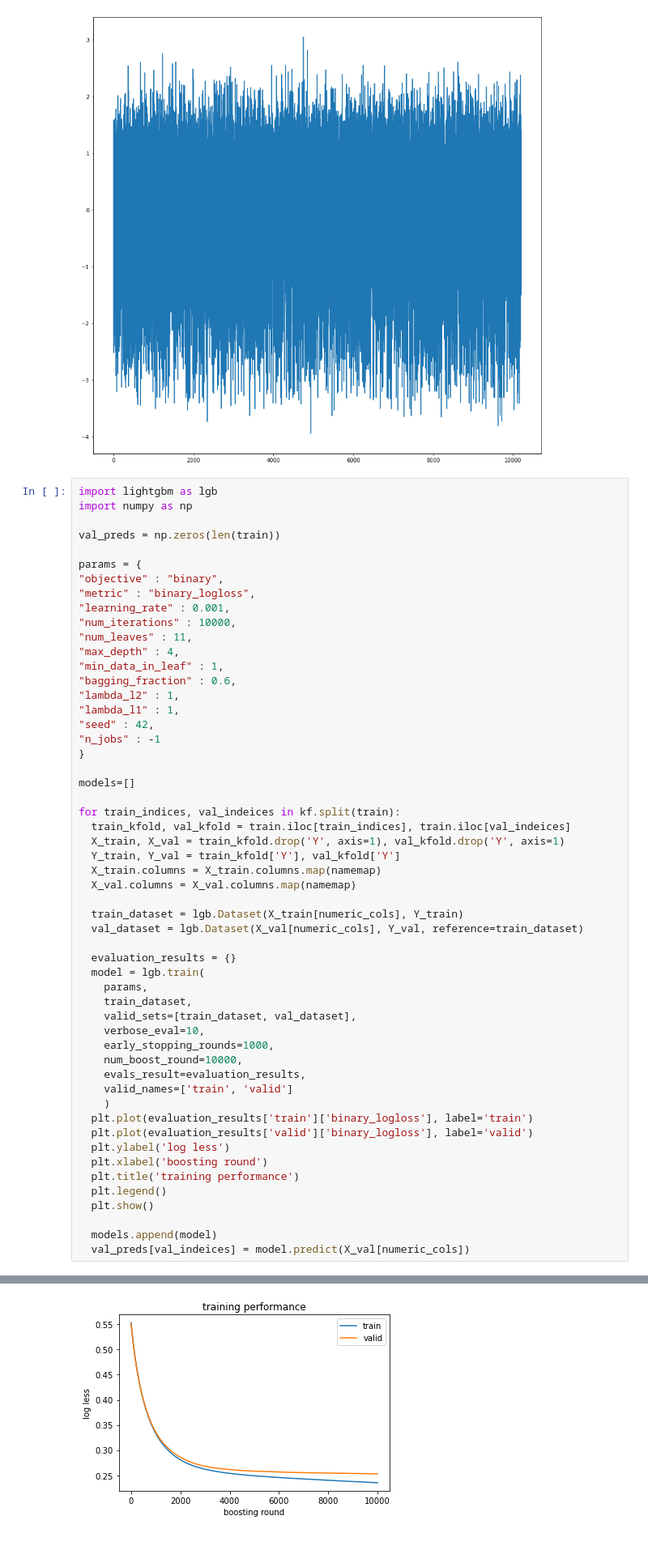
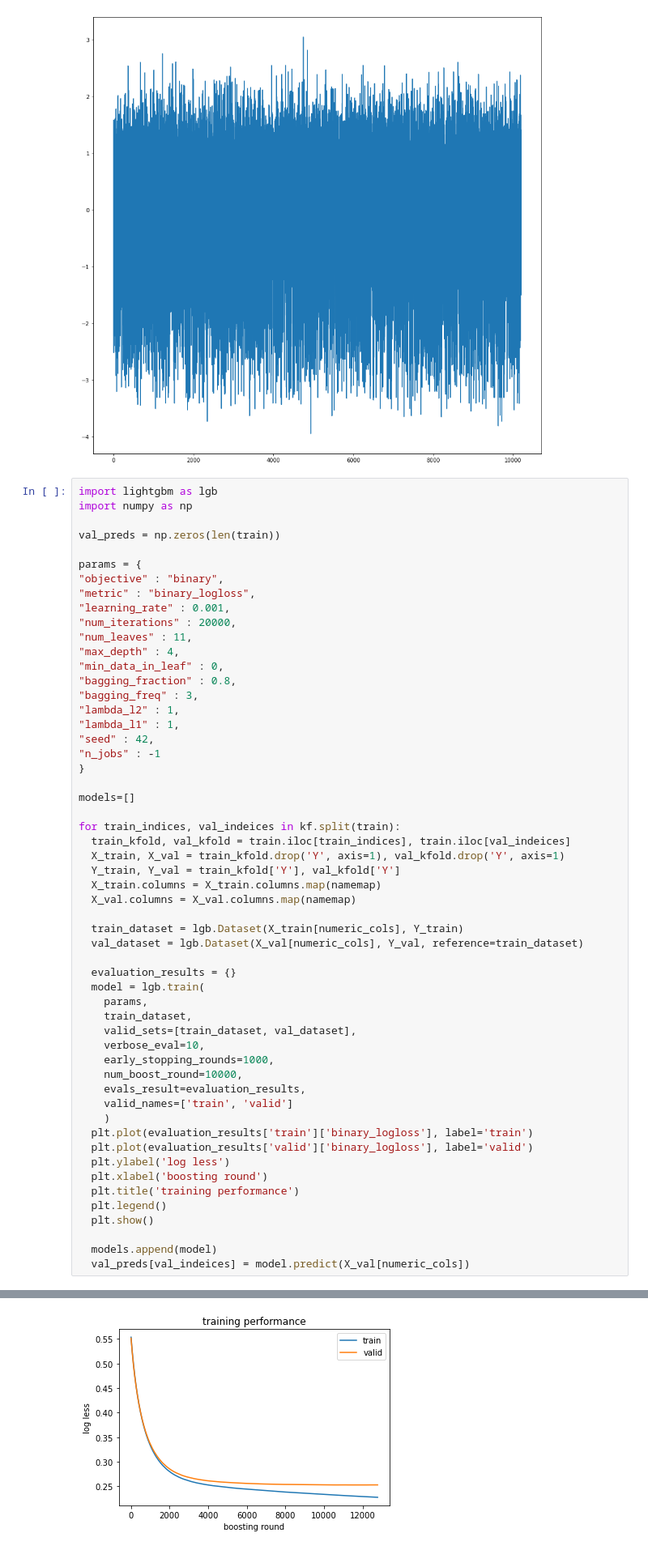
Before and after one commit to keisukecl/compe_Income_forecast, a Jupyter notebook: ML.ipynb, the cells around one changed output, grey strips where cells are left out. Shown at 81% size. Cells and saved outputs as stored; diff of their text form.

```diff
--- a/ML.ipynb
+++ b/ML.ipynb
@@ -352,11 +352,12 @@ params = {
 "objective" : "binary",
 "metric" : "binary_logloss",
 "learning_rate" : 0.001,
-"num_iterations" : 10000,
+"num_iterations" : 20000,
 "num_leaves" : 11,
 "max_depth" : 4,
-"min_data_in_leaf" : 1,
-"bagging_fraction" : 0.6,
+"min_data_in_leaf" : 0,
+"bagging_fraction" : 0.8,
+"bagging_freq" : 3,
 "lambda_l2" : 1,
 "lambda_l1" : 1,
 "seed" : 42,
@@ -471,2 +472,2 @@ Did not meet early stopping. Best iteration is:
-[figure, old version]
+[figure, new version]
 [LightGBM] [Info] Number of positive: 1963, number of negative: 6197
```
Also changed, not shown: parts of 5 cells of this notebook.
